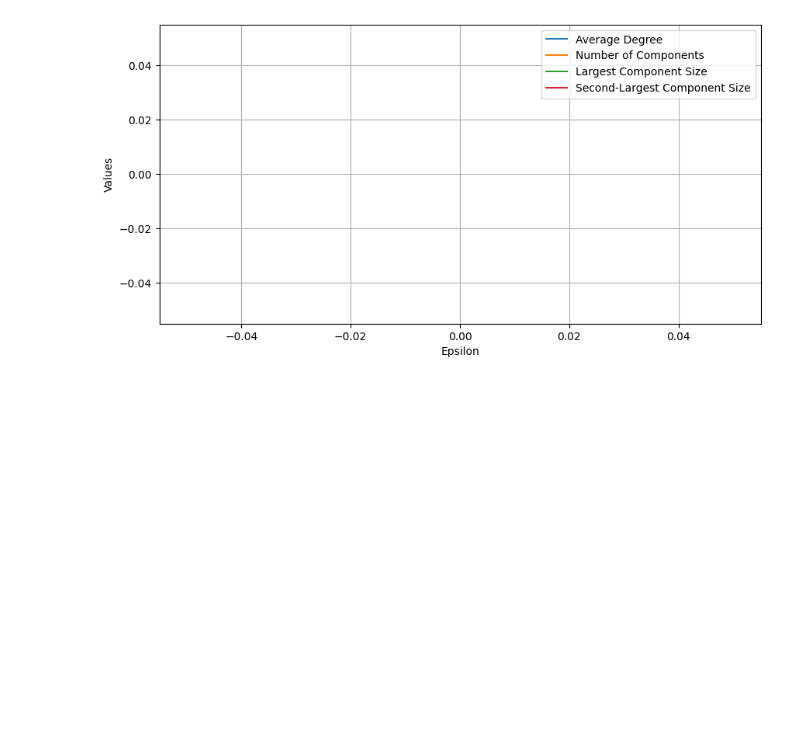
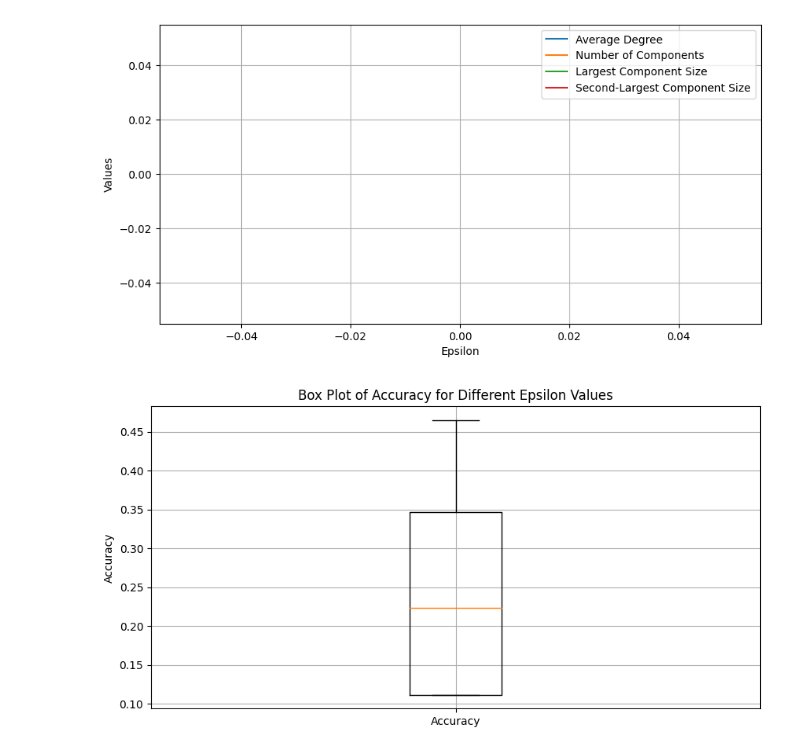
Before and after one commit to Sweet196/Network-Embedding-Algorithm, a Jupyter notebook: eps-blob-multiple/plot_blobs.ipynb, the cells around one changed output. Drawn from its saved outputs; the diff is of its cells as text; code cells hidden in the pictures; blank space fills up the shorter version.

```diff
--- a/eps-blob-multiple/plot_blobs.ipynb
+++ b/eps-blob-multiple/plot_blobs.ipynb
@@ -150,10 +152,13 @@ from matplotlib import pyplot as plt
 
 with open('./analysis/network_analysis_results_GAT.json', 'r') as file:
     results = json.load(file)
-
 plt.figure(figsize=(10, 5))
+epsilons = []
+accuracies = []
 for eps, res in results.items():
-    plt.scatter(eps, res['accuracy'], color='blue')
+    epsilons.append(float(eps))
+    accuracies.append(res['accuracy'])
+plt.scatter(epsilons, accuracies, color='blue')
 plt.xlabel('Epsilon')
 plt.ylabel('Accuracy')
 plt.title('Accuracy vs Epsilon')
@@ -215,3 +220,24 @@ plt.show()
 # %%
 # %% [output]
 [figure]
+# %%
+import json
+import matplotlib.pyplot as plt
+
+with open('./analysis/network_analysis_results_GCN.json', 'r') as file:
+    results = json.load(file)
+
+accuracies = []
+for eps, res in results.items():
+    accuracies.append(res['accuracy'])
+
+plt.figure(figsize=(10, 5))
+plt.boxplot(accuracies)
+plt.xticks([1], ['Accuracy'])
+plt.ylabel('Accuracy')
+plt.title('Box Plot of Accuracy for Different Epsilon Values')
+plt.grid(True)
+plt.savefig("./analysis/accuracy_boxplot_GCN.png")
+plt.show()
+# %% [output]
+[figure, added]
```
Also changed, not shown: parts of 5 cells of this notebook, 9 other files.
